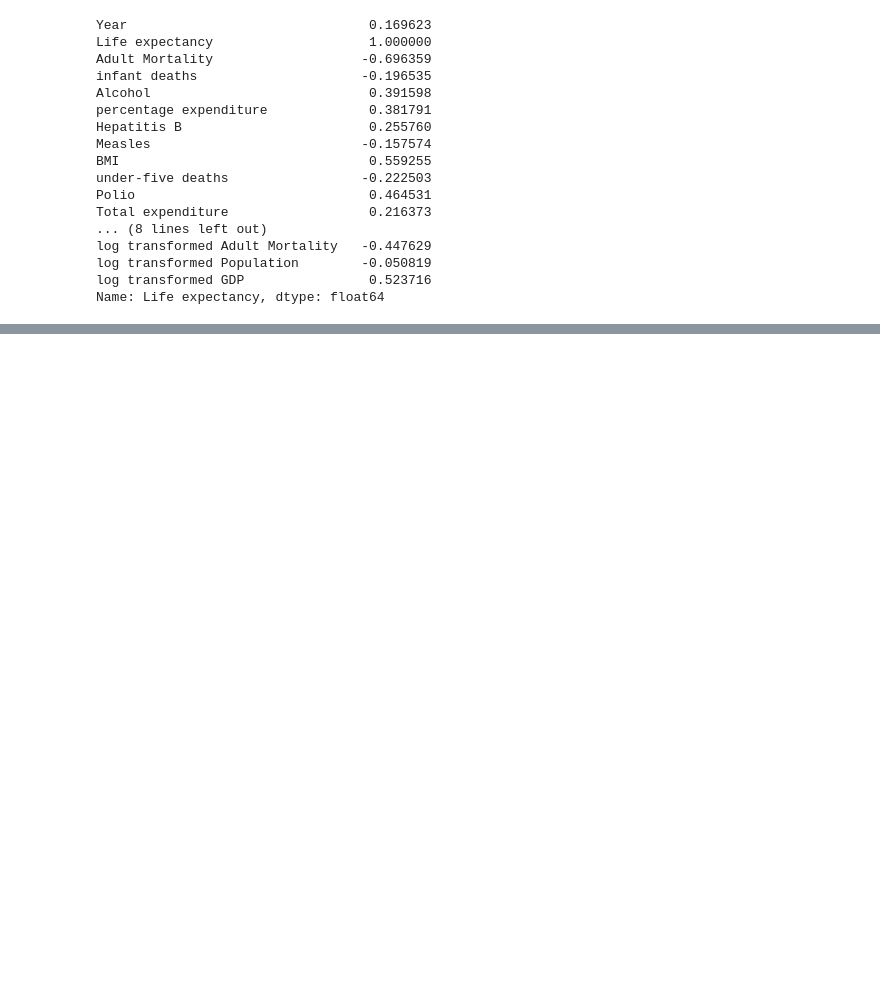
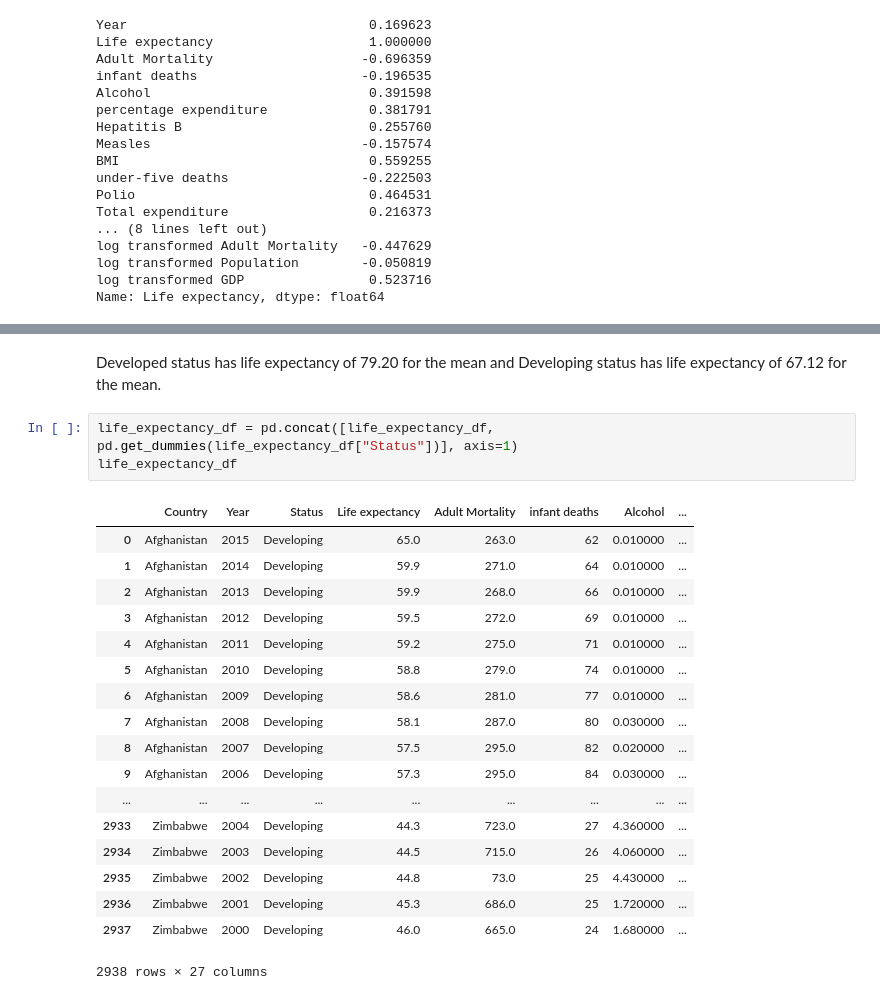
Before and after one commit to ale1995co/Model-Preparation-Challenge, a Jupyter notebook: Model Preparation Challenge.ipynb, the cells around one changed output, grey strips where cells are left out. Saved outputs shown, nothing was run; the diff lists cells and outputs as text; blank space fills up the shorter version.

```diff
--- a/Model Preparation Challenge.ipynb
+++ b/Model Preparation Challenge.ipynb
@@ -402,0 +417,24 @@ Text(0.5, 1.0, 'correlation matrix (Life Expectancy)')
+# %% [markdown]
+Developed status has life expectancy of 79.20 for the mean and Developing status has life expectancy of 67.12 for the mean.
+# %%
+life_expectancy_df = pd.concat([life_expectancy_df, pd.get_dummies(life_expectancy_df["Status"])], axis=1)
+life_expectancy_df
+# %% [output]
+|  | Country | Year | Status | Life expectancy | Adult Mortality | infant deaths | Alcohol | ... |
+| 0 | Afghanistan | 2015 | Developing | 65.0 | 263.0 | 62 | 0.010000 | ... |
+| 1 | Afghanistan | 2014 | Developing | 59.9 | 271.0 | 64 | 0.010000 | ... |
+| 2 | Afghanistan | 2013 | Developing | 59.9 | 268.0 | 66 | 0.010000 | ... |
+| 3 | Afghanistan | 2012 | Developing | 59.5 | 272.0 | 69 | 0.010000 | ... |
+| 4 | Afghanistan | 2011 | Developing | 59.2 | 275.0 | 71 | 0.010000 | ... |
+| 5 | Afghanistan | 2010 | Developing | 58.8 | 279.0 | 74 | 0.010000 | ... |
+| 6 | Afghanistan | 2009 | Developing | 58.6 | 281.0 | 77 | 0.010000 | ... |
+| 7 | Afghanistan | 2008 | Developing | 58.1 | 287.0 | 80 | 0.030000 | ... |
+| 8 | Afghanistan | 2007 | Developing | 57.5 | 295.0 | 82 | 0.020000 | ... |
+| 9 | Afghanistan | 2006 | Developing | 57.3 | 295.0 | 84 | 0.030000 | ... |
+| ... | ... | ... | ... | ... | ... | ... | ... | ... |
+| 2933 | Zimbabwe | 2004 | Developing | 44.3 | 723.0 | 27 | 4.360000 | ... |
+| 2934 | Zimbabwe | 2003 | Developing | 44.5 | 715.0 | 26 | 4.060000 | ... |
+| 2935 | Zimbabwe | 2002 | Developing | 44.8 | 73.0 | 25 | 4.430000 | ... |
+| 2936 | Zimbabwe | 2001 | Developing | 45.3 | 686.0 | 25 | 1.720000 | ... |
+| 2937 | Zimbabwe | 2000 | Developing | 46.0 | 665.0 | 24 | 1.680000 | ... |
+2938 rows × 27 columns
```
Also changed, not shown: parts of 4 cells of this notebook.
